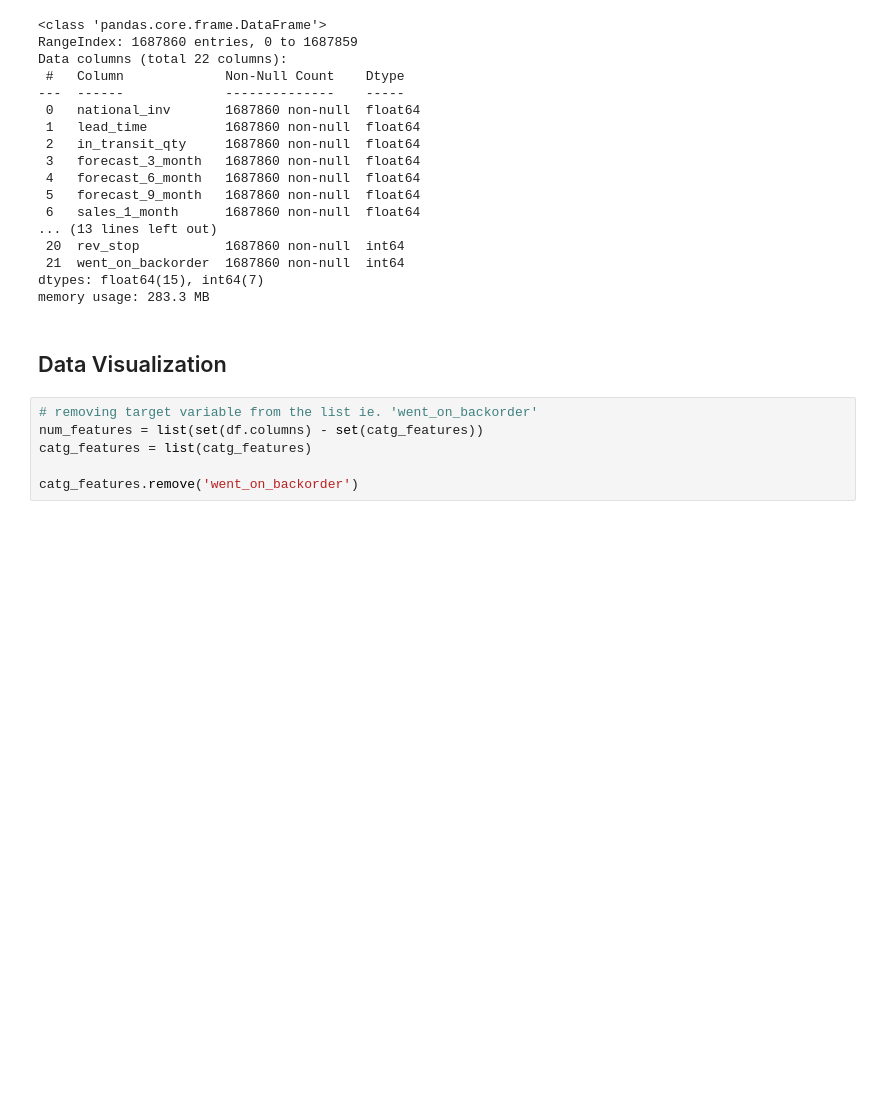
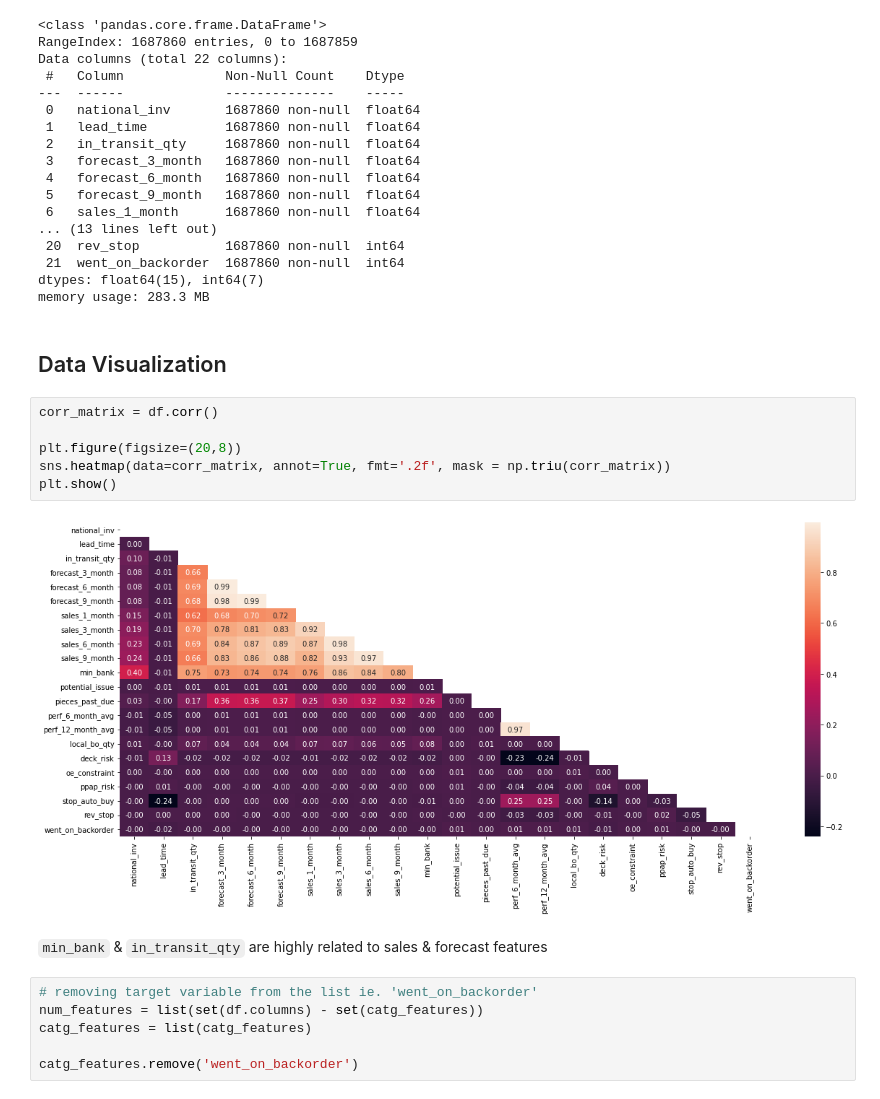
Before and after one commit to Rahul-71/BackOrderPrediction, a Jupyter notebook: BackOrder_Prediction_iNeuron.ipynb, the cells around one changed output. Saved outputs shown, nothing was run; the diff lists cells and outputs as text; blank space fills up the shorter version.

```diff
--- a/BackOrder_Prediction_iNeuron.ipynb
+++ b/BackOrder_Prediction_iNeuron.ipynb
@@ -170,6 +170,16 @@ dtypes: float64(15), int64(7)
 memory usage: 283.3 MB
 # %% [markdown]
 <h2> Data Visualization
+# %%
+corr_matrix = df.corr()
+
+plt.figure(figsize=(20,8))
+sns.heatmap(data=corr_matrix, annot=True, fmt='.2f', mask = np.triu(corr_matrix))
+plt.show()
+# %% [output]
+[figure, added]
+# %% [markdown]
+`min_bank` & `in_transit_qty` are highly related to sales & forecast features
 # %%
 # removing target variable from the list ie. 'went_on_backorder'
 num_features = list(set(df.columns) - set(catg_features))
```
Also changed, not shown: parts of 21 cells of this notebook.
